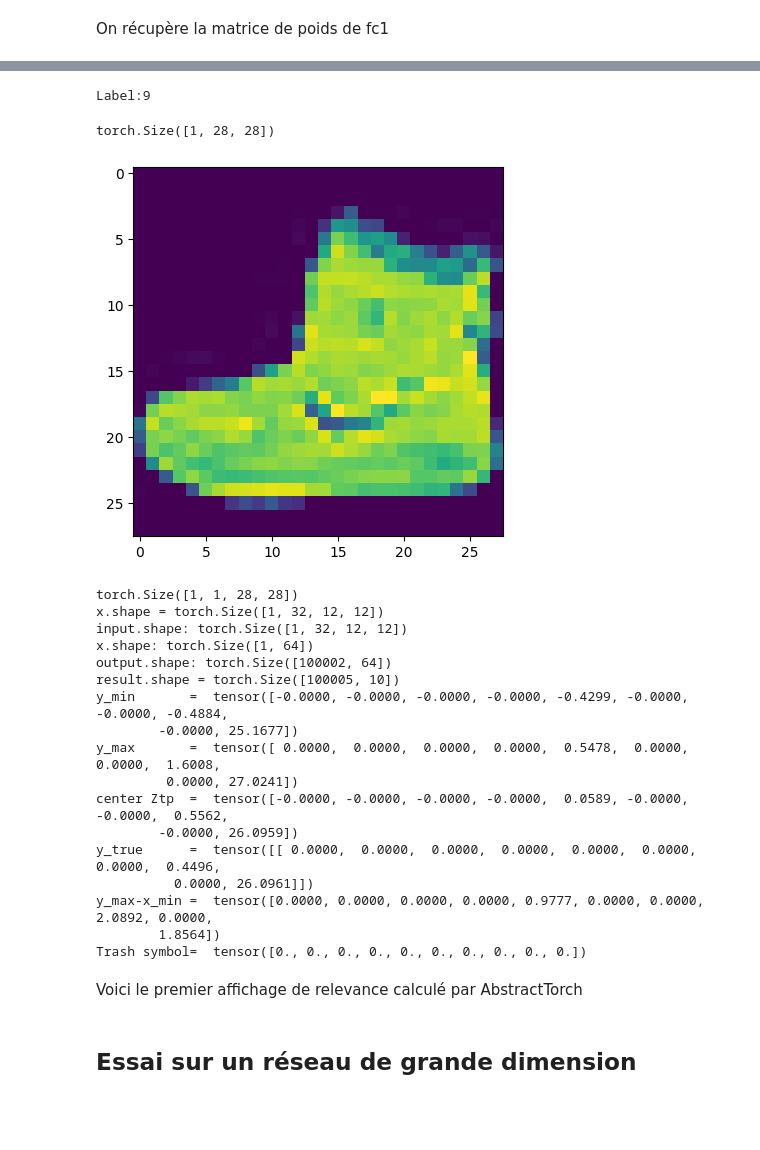
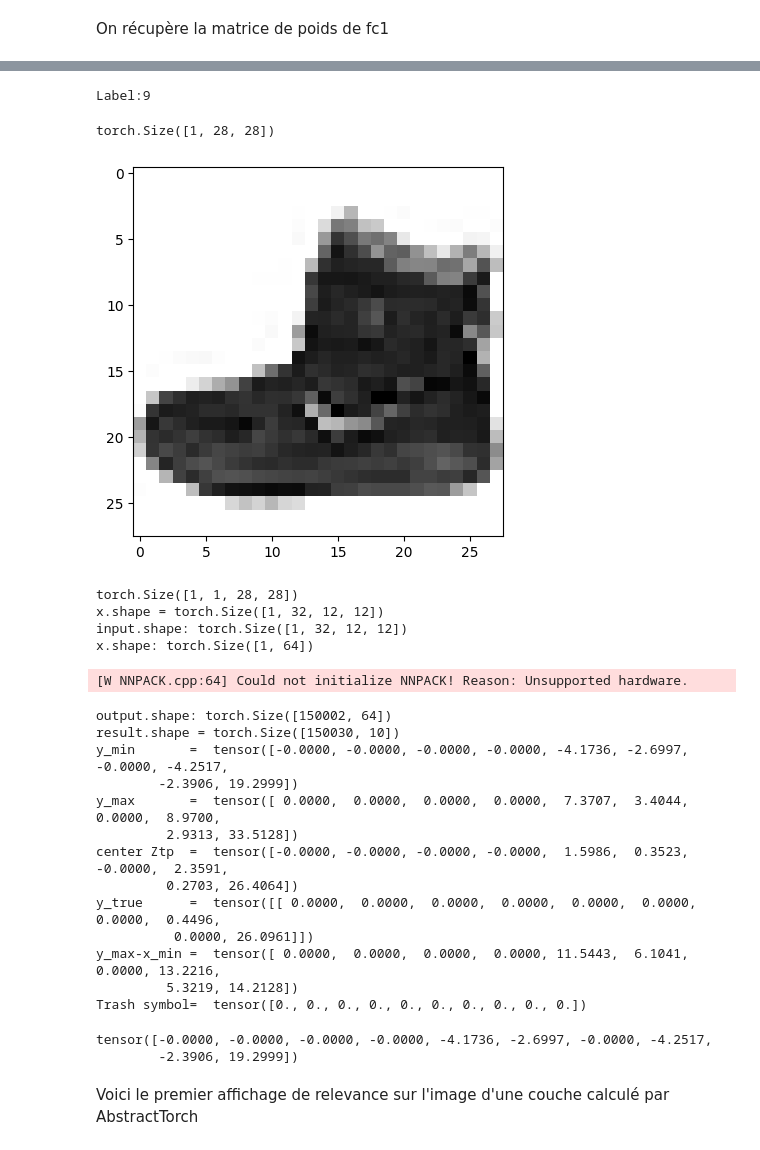
Before and after one commit to guillaume117/AbstractTorch, a Jupyter notebook: notebook/distillation.ipynb, the cells around one changed output, grey strips where cells are left out. Cells and saved outputs as stored; diff of their text form; code cells hidden in the pictures; blank space fills up the shorter version.

Commit message:
affichage Relevance Weight

```diff
--- a/notebook/distillation.ipynb
+++ b/notebook/distillation.ipynb
@@ -193,22 +219,24 @@ tensor([1.1338e-08, 2.6229e-08, 1.0053e-07,  ..., 9.2234e-03, 9.2235e-03,
 # %%
 import matplotlib.pyplot as plt
 import numpy as np
 
 img, label = dataset_train[0]
-plt.imshow(img[0])
+plt.imshow(1-img[0],cmap='gray')
 print(f"Label:{label}")
 img.shape
 # %% [output]
 Label:9
 torch.Size([1, 28, 28])
-[figure, old version]
+[figure, new version]
 # %%
 model.eval()
+model.to(device)
+img=img.to(device)
 print(img.unsqueeze(0).shape)
 with torch.no_grad():
 
 
-   result,x_min,x_max,x_true=model.abstract_forward(img.unsqueeze(0),add_symbol=True,device=torch.device('cpu'))
+   result,x_min,x_max,x_true=model.abstract_forward(img.unsqueeze(0),add_symbol=True,device=device)
 print(f"result.shape = {result.shape}")
 print(f"y_min       =  {x_min}")
 print(f"y_max       =  {x_max}")
@@ -221,16 +249,17 @@ torch.Size([1, 1, 28, 28])
 x.shape = torch.Size([1, 32, 12, 12])
 input.shape: torch.Size([1, 32, 12, 12])
 x.shape: torch.Size([1, 64])
-output.shape: torch.Size([100002, 64])
-result.shape = torch.Size([100005, 10])
-y_min       =  tensor([-0.0000, -0.0000, -0.0000, -0.0000, -0.4299, -0.0000, -0.0000, -0.4884,
-        -0.0000, 25.1677])
-y_max       =  tensor([ 0.0000,  0.0000,  0.0000,  0.0000,  0.5478,  0.0000,  0.0000,  1.6008,
-         0.0000, 27.0241])
-center Ztp  =  tensor([-0.0000, -0.0000, -0.0000, -0.0000,  0.0589, -0.0000, -0.0000,  0.5562,
-        -0.0000, 26.0959])
-y_true      =  tensor([[ 0.0000,  0.0000,  0.0000,  0.0000,  0.0000,  0.0000,  0.0000,  0.4496,
-          0.0000, 26.0961]])
-y_max-x_min =  tensor([0.0000, 0.0000, 0.0000, 0.0000, 0.9777, 0.0000, 0.0000, 2.0892, 0.0000,
-        1.8564])
-Trash symbol=  tensor([0., 0., 0., 0., 0., 0., 0., 0., 0., 0.])
+[W NNPACK.cpp:64] Could not initialize NNPACK! Reason: Unsupported hardware.
+output.shape: torch.Size([150002, 64])
+result.shape = torch.Size([150030, 10])
+y_min       =  tensor([-0.0000, -0.0000, -0.0000, -0.0000, -4.1736, -2.6997, -0.0000, -4.2517,
+        -2.3906, 19.2999])
+y_max       =  tensor([ 0.0000,  0.0000,  0.0000,  0.0000,  7.3707,  3.4044,  0.0000,  8.9700,
+         2.9313, 33.5128])
+center Ztp  =  tensor([-0.0000, -0.0000, -0.0000, -0.0000,  1.5986,  0.3523, -0.0000,  2.3591,
+         0.2703, 26.4064])
+y_true      =  tensor([[ 0.0000,  0.0000,  0.0000,  0.0000,  0.0000,  0.0000,  0.0000,  0.4496,
+          0.0000, 26.0961]])
+y_max-x_min =  tensor([ 0.0000,  0.0000,  0.0000,  0.0000, 11.5443,  6.1041,  0.0000, 13.2216,
+         5.3219, 14.2128])
+Trash symbol=  tensor([0., 0., 0., 0., 0., 0., 0., 0., 0., 0.])
@@ -249,2 +266,13 @@ print(f"Trash symbol=  {result[-1]}")
+# %%
+
+y_min       =  x_min
+y_max       =  x_max
+center_Ztp  =  result[0]
+y_true      =  x_true[:]
+y_max_minus_y_min =  x_max-x_min
+Trash_symbol=  result[-1]
+# %% [output]
+tensor([-0.0000, -0.0000, -0.0000, -0.0000, -4.1736, -2.6997, -0.0000, -4.2517,
+        -2.3906, 19.2999])
 # %% [markdown]
-Voici le premier affichage de relevance calculé par AbstractTorch
+Voici le premier affichage de relevance sur l'image d'une couche calculé par AbstractTorch
@@ -260,2 +278,0 @@ plt.colorbar()
-# %% [markdown]
-## Essai sur un réseau de grande dimension
```
Also changed, not shown: parts of 10 cells of this notebook.
